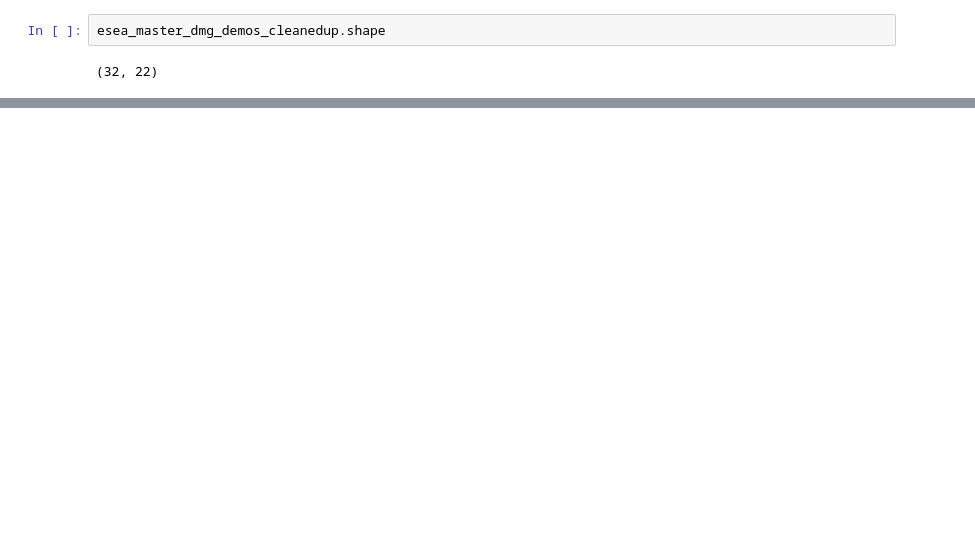
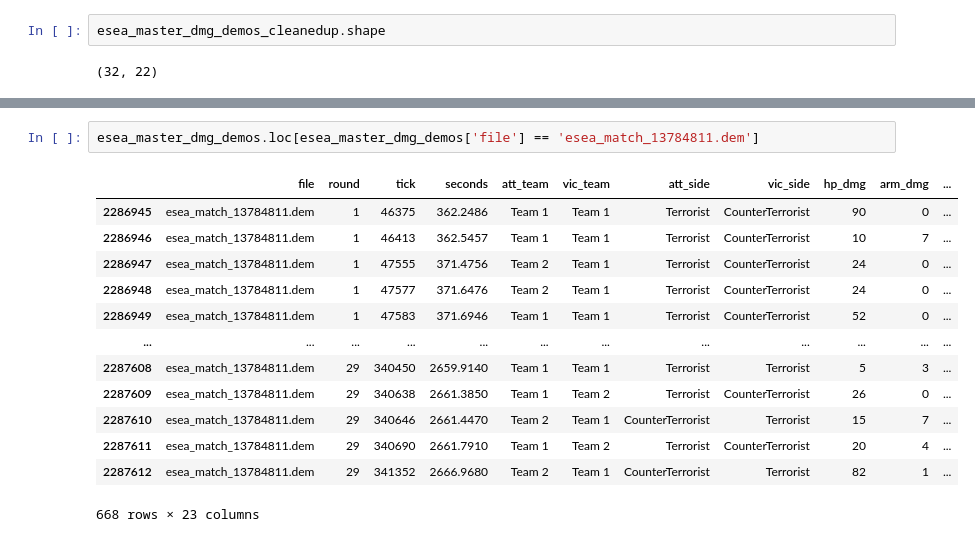
Before and after one commit to gandhimonil9823/CS_GO_Analysis, a Jupyter notebook: CS_GO_Analysis.ipynb, the cells around one changed output, grey strips where cells are left out. Cells and saved outputs as stored; diff of their text form; blank space fills up the shorter version.

```diff
--- a/CS_GO_Analysis.ipynb
+++ b/CS_GO_Analysis.ipynb
@@ -164 +222,17 @@ esea_master_dmg_demos_cleanedup.shape
+# %%
+esea_master_dmg_demos.loc[esea_master_dmg_demos['file'] == 'esea_match_13784811.dem']
+# %% [output]
+|  | file | round | tick | seconds | att_team | vic_team | att_side | vic_side | hp_dmg | arm_dmg | ... |
+| 2286945 | esea_match_13784811.dem | 1 | 46375 | 362.2486 | Team 1 | Team 1 | Terrorist | CounterTerrorist | 90 | 0 | ... |
+| 2286946 | esea_match_13784811.dem | 1 | 46413 | 362.5457 | Team 1 | Team 1 | Terrorist | CounterTerrorist | 10 | 7 | ... |
+| 2286947 | esea_match_13784811.dem | 1 | 47555 | 371.4756 | Team 2 | Team 1 | Terrorist | CounterTerrorist | 24 | 0 | ... |
+| 2286948 | esea_match_13784811.dem | 1 | 47577 | 371.6476 | Team 2 | Team 1 | Terrorist | CounterTerrorist | 24 | 0 | ... |
+| 2286949 | esea_match_13784811.dem | 1 | 47583 | 371.6946 | Team 1 | Team 1 | Terrorist | CounterTerrorist | 52 | 0 | ... |
+| ... | ... | ... | ... | ... | ... | ... | ... | ... | ... | ... | ... |
+| 2287608 | esea_match_13784811.dem | 29 | 340450 | 2659.9140 | Team 1 | Team 1 | Terrorist | Terrorist | 5 | 3 | ... |
+| 2287609 | esea_match_13784811.dem | 29 | 340638 | 2661.3850 | Team 1 | Team 2 | Terrorist | CounterTerrorist | 26 | 0 | ... |
+| 2287610 | esea_match_13784811.dem | 29 | 340646 | 2661.4470 | Team 2 | Team 1 | CounterTerrorist | Terrorist | 15 | 7 | ... |
+| 2287611 | esea_match_13784811.dem | 29 | 340690 | 2661.7910 | Team 1 | Team 2 | Terrorist | CounterTerrorist | 20 | 4 | ... |
+| 2287612 | esea_match_13784811.dem | 29 | 341352 | 2666.9680 | Team 2 | Team 1 | CounterTerrorist | Terrorist | 82 | 1 | ... |
+668 rows × 23 columns
 # %%
```
Also changed, not shown: parts of 11 cells of this notebook.
